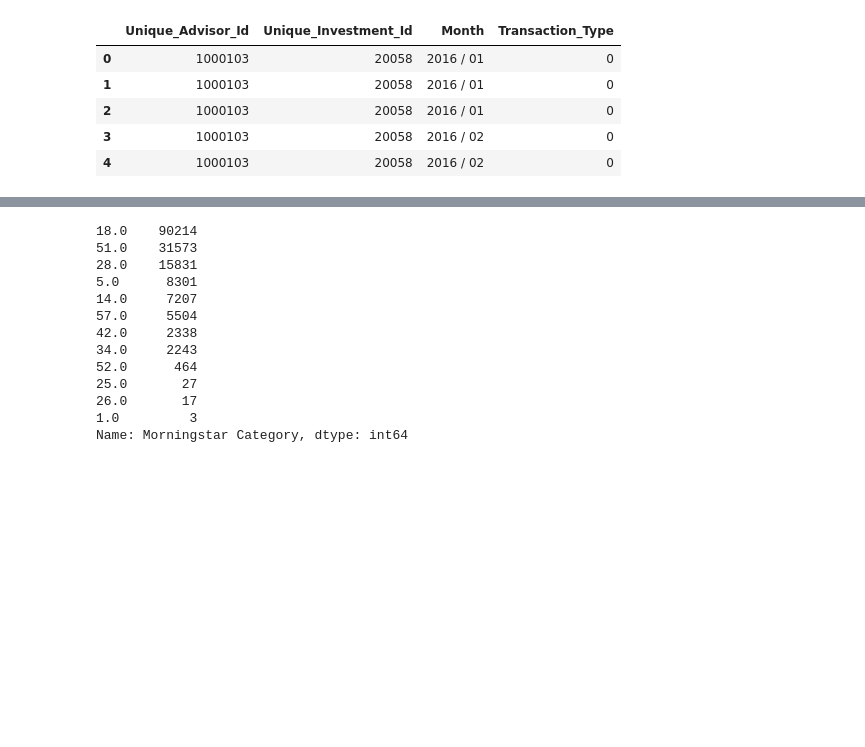
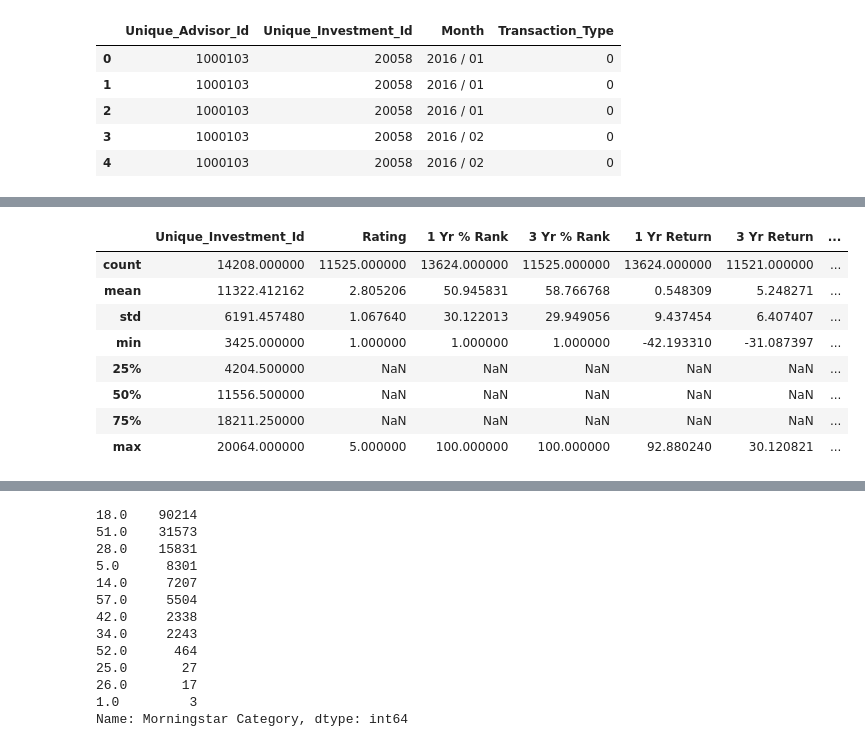
Before and after one commit to aakash2602/machine-learning, a Jupyter notebook: techgig_ml_fintech_prediction/submission/techgig-ml.ipynb, the cells around one changed output, grey strips where cells are left out. Cells and saved outputs as stored; diff of their text form; code cells hidden in the pictures; blank space fills up the shorter version.

```diff
--- a/techgig_ml_fintech_prediction/submission/techgig-ml.ipynb
+++ b/techgig_ml_fintech_prediction/submission/techgig-ml.ipynb
@@ -62,4 +70,16 @@ Net Flows                  0
 dtype: int64
+# %%
+invt_rip.describe()
+# %% [output]
+|  | Unique_Investment_Id | Rating | 1 Yr % Rank | 3 Yr % Rank | 1 Yr Return | 3 Yr Return | ... |
+| count | 14208.000000 | 11525.000000 | 13624.000000 | 11525.000000 | 13624.000000 | 11521.000000 | ... |
+| mean | 11322.412162 | 2.805206 | 50.945831 | 58.766768 | 0.548309 | 5.248271 | ... |
+| std | 6191.457480 | 1.067640 | 30.122013 | 29.949056 | 9.437454 | 6.407407 | ... |
+| min | 3425.000000 | 1.000000 | 1.000000 | 1.000000 | -42.193310 | -31.087397 | ... |
+| 25% | 4204.500000 | NaN | NaN | NaN | NaN | NaN | ... |
+| 50% | 11556.500000 | NaN | NaN | NaN | NaN | NaN | ... |
+| 75% | 18211.250000 | NaN | NaN | NaN | NaN | NaN | ... |
+| max | 20064.000000 | 5.000000 | 100.000000 | 100.000000 | 92.880240 | 30.120821 | ... |
 # %%
 print invt_rip['Rating'].value_counts()
 # print invt_rip['Rating'].isnull().sum()
```
Also changed, not shown: parts of 13 cells of this notebook, 6 other files.
